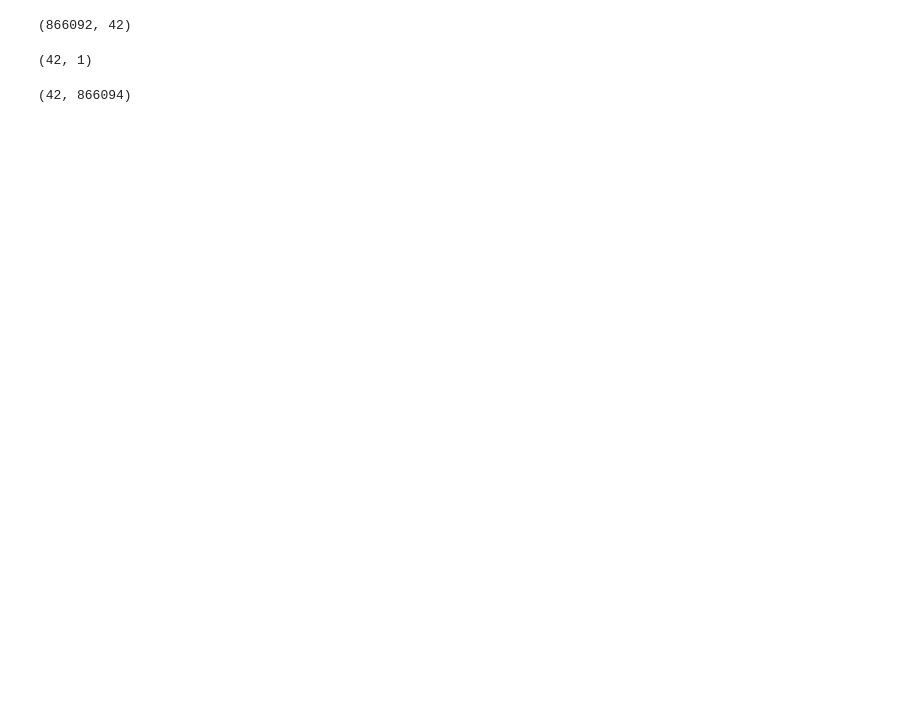
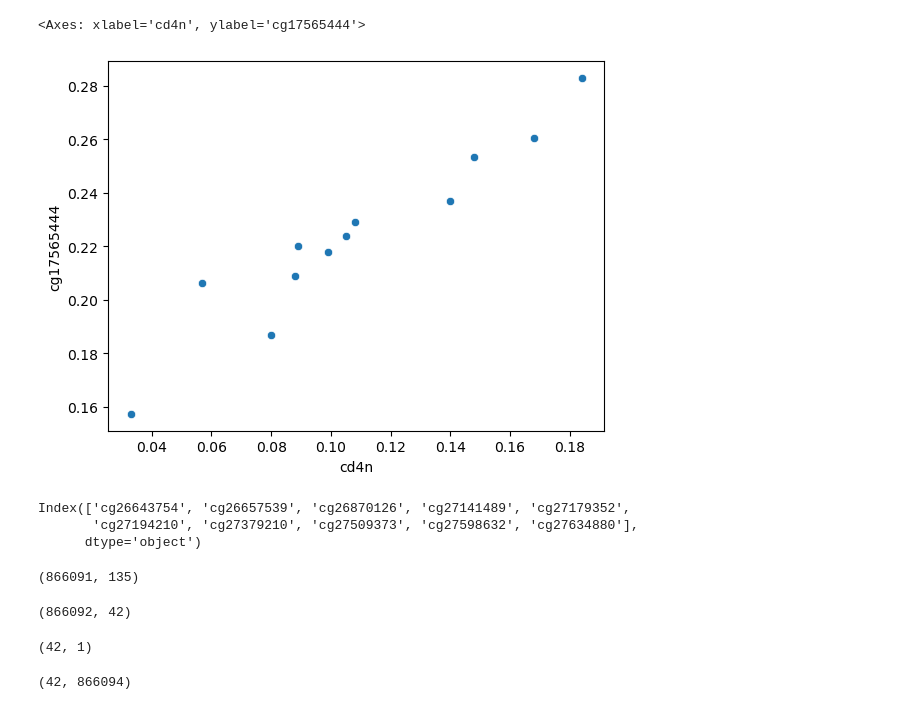
Before and after one commit to moqri/cell_comp, a Jupyter notebook: ssort.ipynb, the cells around one changed output. Drawn from its saved outputs; the diff is of its cells as text; code cells hidden in the pictures; blank space fills up the shorter version.

```diff
--- a/ssort.ipynb
+++ b/ssort.ipynb
@@ -97,0 +85,5 @@ cd4=dnam[meta[meta=='CD4T'].index]
+# %%
+meta=pd.concat([wb_meta,meta1,meta_mix2,umb_meta],axis=1)
+meta.loc[len(meta)] = pd.Series(dtype='float64')
+meta.index=list(meta.index[:-1])+['cd8n']
+meta.shape
@@ -97,0 +92,10 @@ cd4=dnam[meta[meta=='CD4T'].index]
+# %%
+meta2=meta2.replace(types)
+# %%
+for c in meta2.index:
+    if meta2.loc[c] in ['cd4n','cd8n']:
+        tmp=pd.Series([1],index=[meta2.loc[c]]).rename(c)
+        meta=meta.join(tmp)
+# %%
+cd4n=meta.loc['cd8n'].dropna()
+cd4n.shape
@@ -98,3 +133,19 @@ cd4=dnam[meta[meta=='CD4T'].index]
+# %%
+sns.scatterplot(data=dnam.T,y='cg17565444',x=cd4n)
+# %% [output]
+<Axes: xlabel='cd4n', ylabel='cg17565444'>
+[figure, added]
+# %%
+cd4n_cor.sort_values().tail(10).index
+# %% [output]
+Index(['cg26643754', 'cg26657539', 'cg26870126', 'cg27141489', 'cg27179352',
+       'cg27194210', 'cg27379210', 'cg27509373', 'cg27598632', 'cg27634880'],
+      dtype='object')
+# %%
+dnam=pd.concat([dnam_wb,dnam1,dnam2,umb],axis=1).drop('!series_matrix_table_end')
+dnam.shape
+# %% [output]
+(866091, 135)
 # %%
 t=pd.concat([wb,mix,dnam[meta_mix2.columns],umb],axis=1)
 t.shape
```
Also changed, not shown: parts of 24 cells of this notebook, 2 other files.
